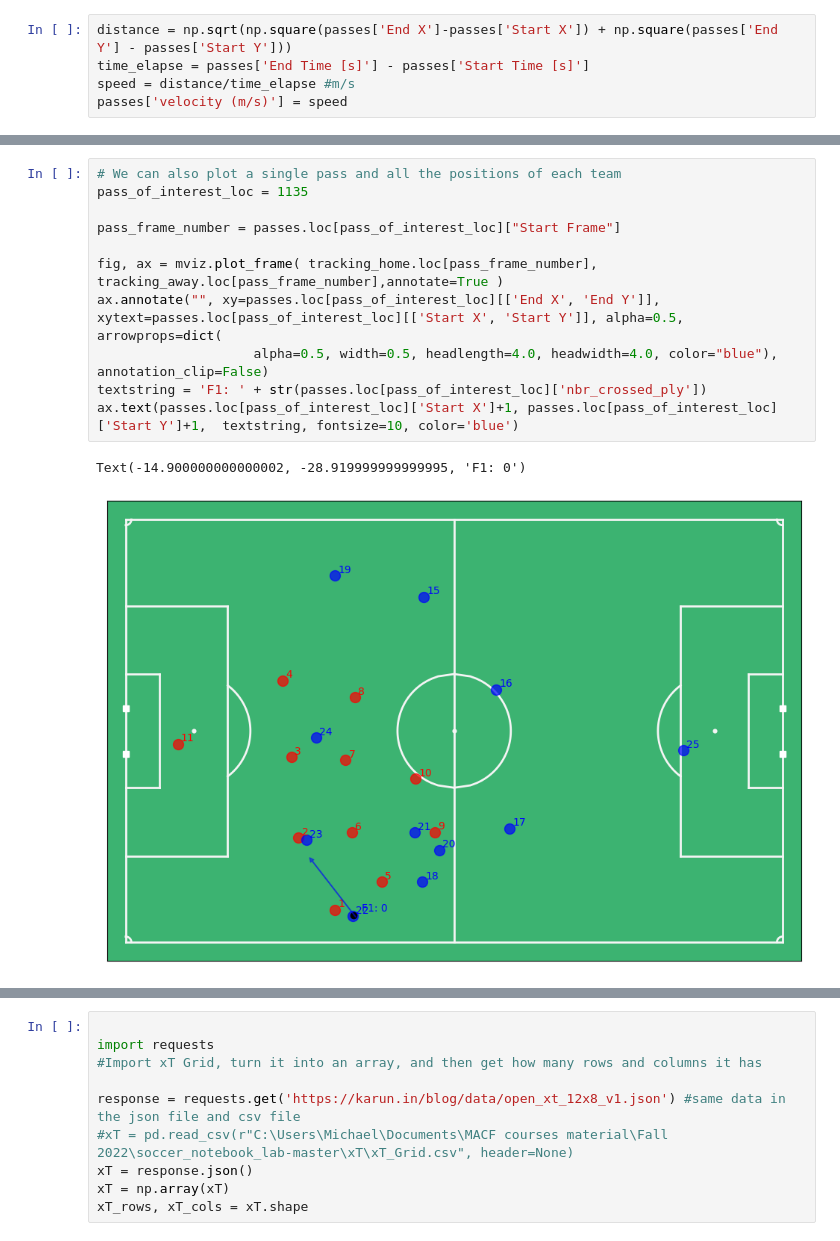
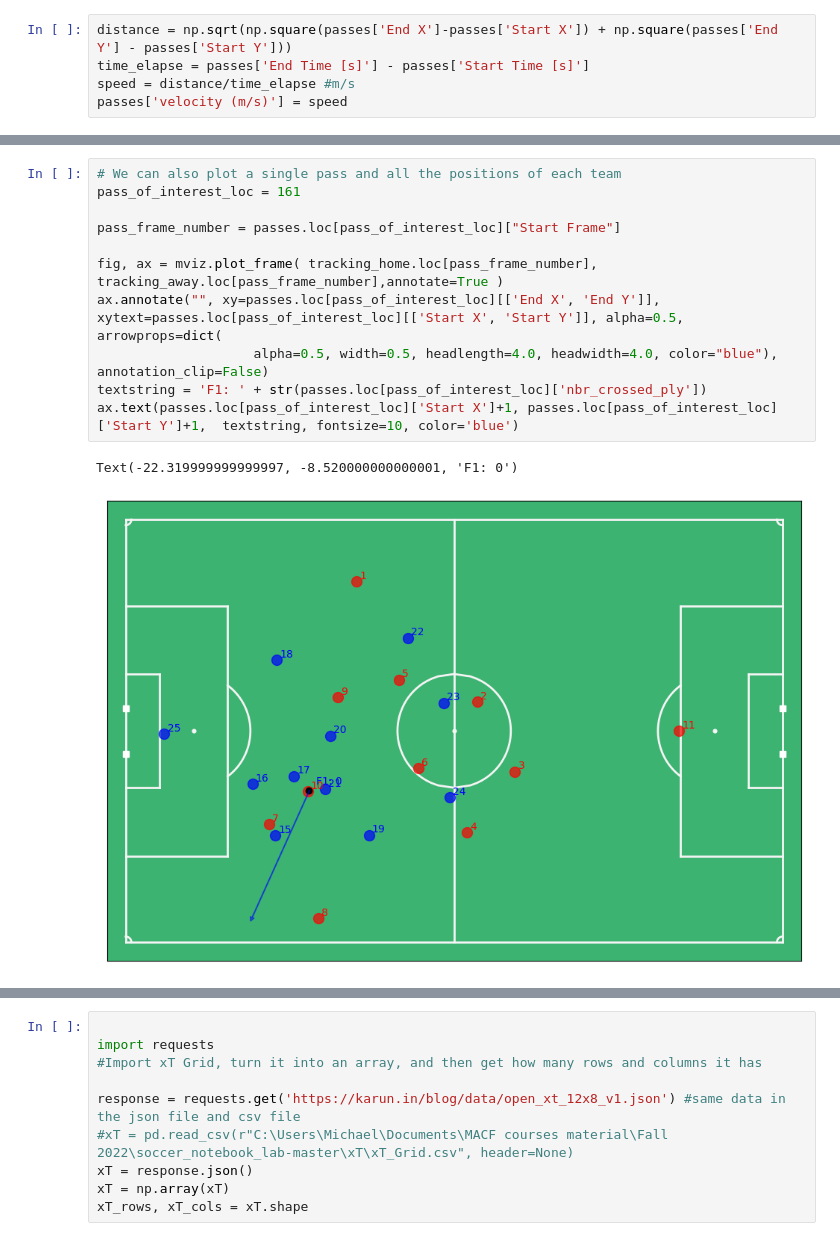
Before and after one commit to mLiang99/impact_factor_soccer_passes, a Jupyter notebook: Impact Factor Soccer Passes_v2.ipynb, the cells around one changed output, grey strips where cells are left out. Drawn from its saved outputs; the diff is of its cells as text.

```diff
--- a/Impact Factor Soccer Passes_v2.ipynb
+++ b/Impact Factor Soccer Passes_v2.ipynb
@@ -379,17 +349,17 @@ passes[passes['Type_of_Pass']=='defensive']['velocity (m/s)'].mean()
 # %%
 # We can also plot a single pass and all the positions of each team
-pass_of_interest_loc = 1135
+pass_of_interest_loc = 161
 
 pass_frame_number = passes.loc[pass_of_interest_loc]["Start Frame"]
 
 fig, ax = mviz.plot_frame( tracking_home.loc[pass_frame_number], tracking_away.loc[pass_frame_number],annotate=True )
 ax.annotate("", xy=passes.loc[pass_of_interest_loc][['End X', 'End Y']], xytext=passes.loc[pass_of_interest_loc][['Start X', 'Start Y']], alpha=0.5, arrowprops=dict(
                     alpha=0.5, width=0.5, headlength=4.0, headwidth=4.0, color="blue"), annotation_clip=False)
 textstring = 'F1: ' + str(passes.loc[pass_of_interest_loc]['nbr_crossed_ply'])
 ax.text(passes.loc[pass_of_interest_loc]['Start X']+1, passes.loc[pass_of_interest_loc]['Start Y']+1,  textstring, fontsize=10, color='blue')
 # %% [output]
-Text(-14.900000000000002, -28.919999999999995, 'F1: 0')
+Text(-22.319999999999997, -8.520000000000001, 'F1: 0')
-[figure, old version]
+[figure, new version]
 # %%
 fig, ax= mviz.plot_pitch()
 
```
Also changed, not shown: parts of 43 cells of this notebook.
